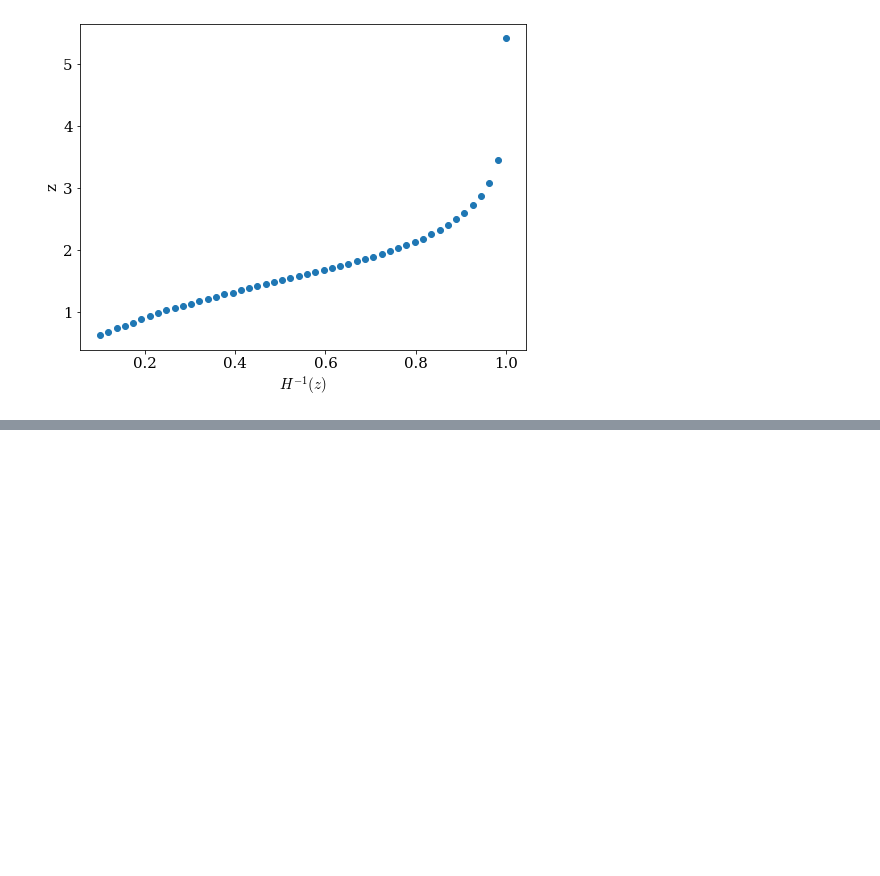
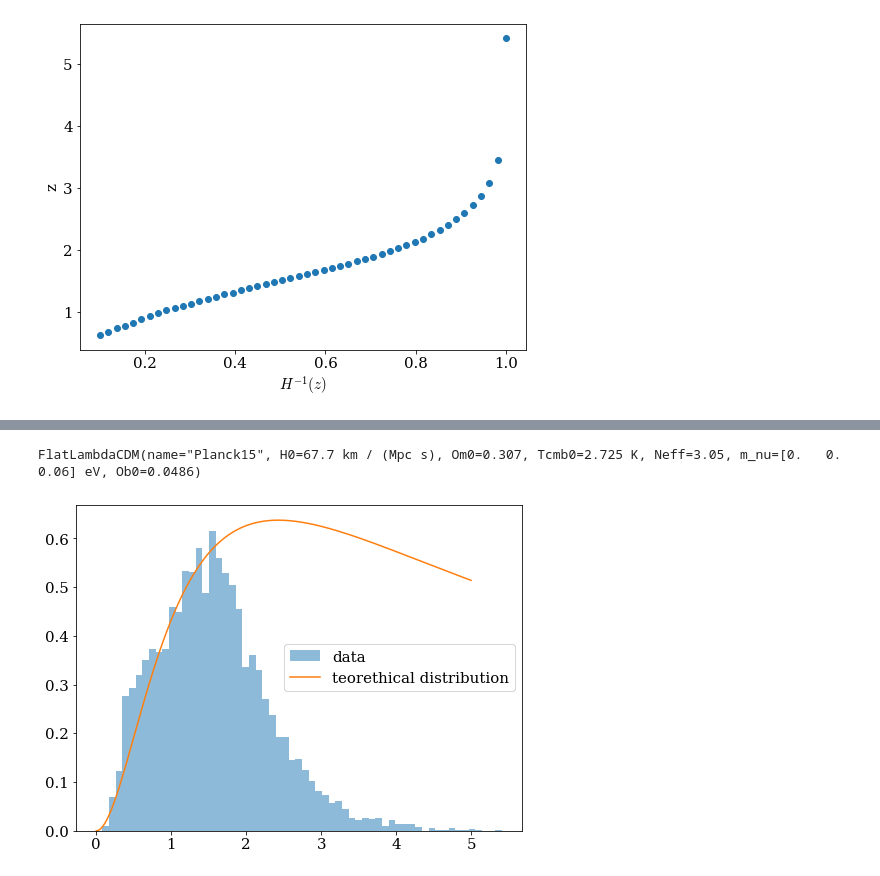
Before and after one commit to Alexpedro130/astrostatistics_bicocca_2023, a Jupyter notebook: working/cloning_quasar.ipynb, the cells around one changed output, grey strips where cells are left out. Saved outputs shown, nothing was run; the diff lists cells and outputs as text; code cells hidden in the pictures; blank space fills up the shorter version.

Commit message:
edit cloning quasar

```diff
--- a/working/cloning_quasar.ipynb
+++ b/working/cloning_quasar.ipynb
@@ -114,0 +115,16 @@ plt.show()
+# %%
+import astropy
+astropy.cosmology.Planck15
+# %% [output]
+FlatLambdaCDM(name="Planck15", H0=67.7 km / (Mpc s), Om0=0.307, Tcmb0=2.725 K, Neff=3.05, m_nu=[0.   0.   0.06] eV, Ob0=0.0486)
+# %%
+def quasar_distribution(z):
+    return 4 * np.pi * astropy.cosmology.Planck15.differential_comoving_volume(z)
+
+z_grid=np.linspace(0,5,1000)
+plt.hist(z, bins=N_bins, density=True, alpha=0.5, label='data')
+plt.plot(z_grid, 1.2*10e-13 * quasar_distribution(z_grid), label='teorethical distribution')
+plt.legend()
+plt.show()
+# %% [output]
+[figure, added]
```
Also changed, not shown: parts of 3 cells of this notebook.
